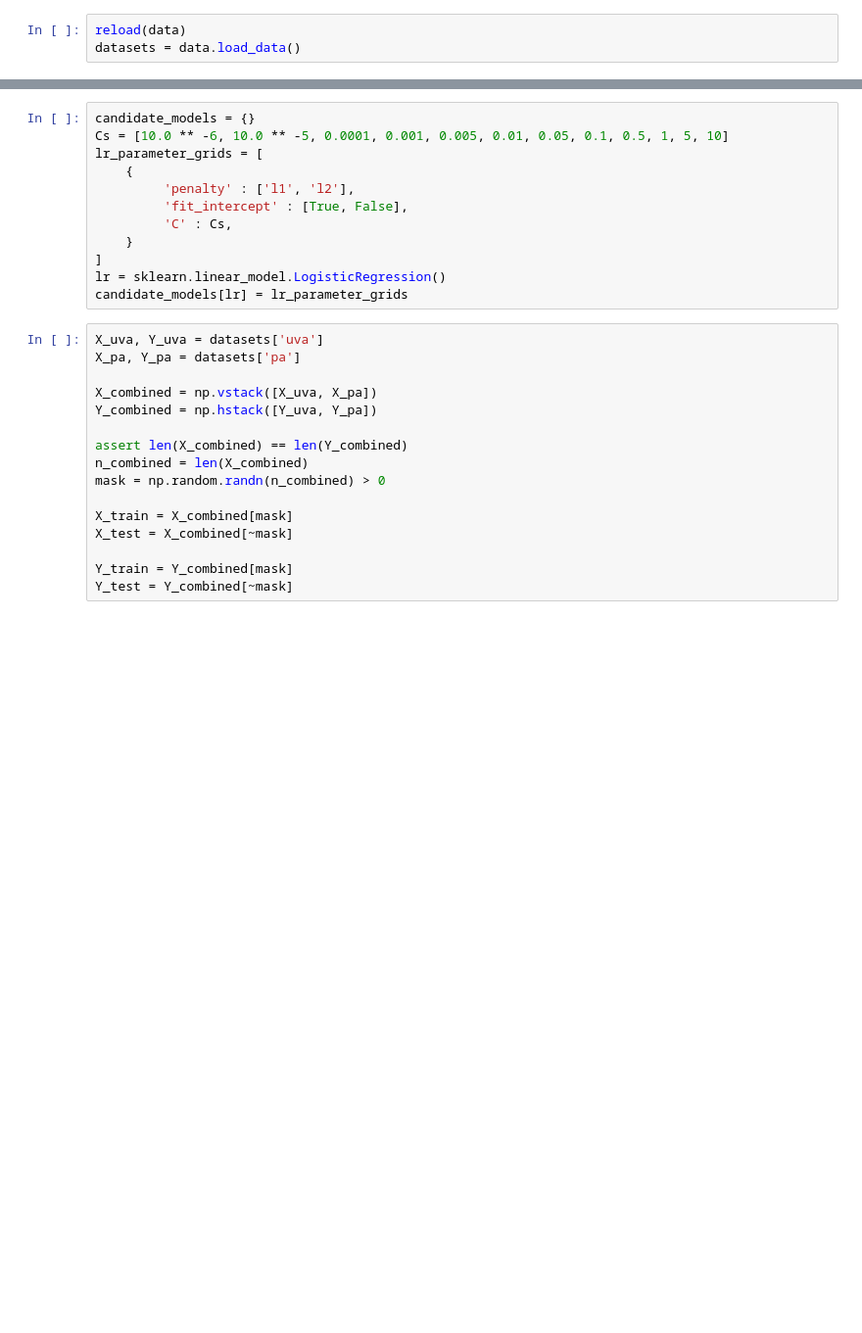
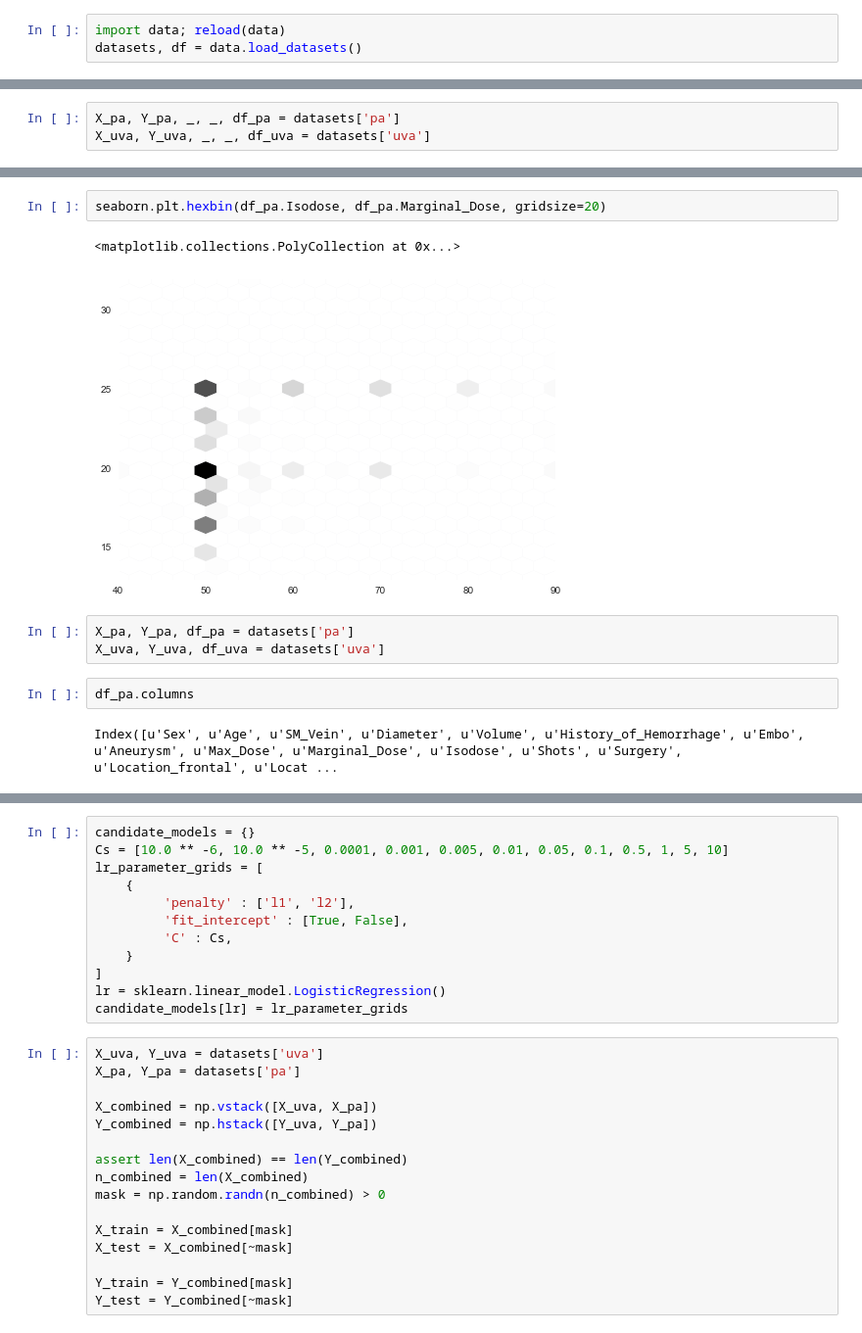
Before and after one commit to hammerlab/avm, a Jupyter notebook: Second Dataset Analysis.ipynb, the cells around one changed output, grey strips where cells are left out. Shown at 98% size. Saved outputs shown, nothing was run; the diff lists cells and outputs as text; blank space fills up the shorter version.

```diff
--- a/Second Dataset Analysis.ipynb
+++ b/Second Dataset Analysis.ipynb
@@ -1,6 +1,6 @@
 # %%
-reload(data)
-datasets = data.load_data()
+import data; reload(data)
+datasets, df = data.load_datasets()
 # %% [output]
 Extracting features for UVA
 -- missing 2/1010 feature values for Volume
@@ -31,0 +22,3 @@ array([   796.        ,   2627.49392074,    306.        ,  11794.7       ,
+# %%
+X_pa, Y_pa, _, _, df_pa = datasets['pa']
+X_uva, Y_uva, _, _, df_uva = datasets['uva']
@@ -31,0 +34,12 @@ array([   796.        ,   2627.49392074,    306.        ,  11794.7       ,
+# %%
+seaborn.plt.hexbin(df_pa.Isodose, df_pa.Marginal_Dose, gridsize=20)
+# %% [output]
+<matplotlib.collections.PolyCollection at 0x...>
+[figure, added]
+# %%
+X_pa, Y_pa, df_pa = datasets['pa']
+X_uva, Y_uva, df_uva = datasets['uva']
+# %%
+df_pa.columns
+# %% [output]
+Index([u'Sex', u'Age', u'SM_Vein', u'Diameter', u'Volume', u'History_of_Hemorrhage', u'Embo', u'Aneurysm', u'Max_Dose', u'Marginal_Dose', u'Isodose', u'Shots', u'Surgery', u'Location_frontal', u'Locat ...
```
Also changed, not shown: parts of 8 cells of this notebook, 1 other file.
